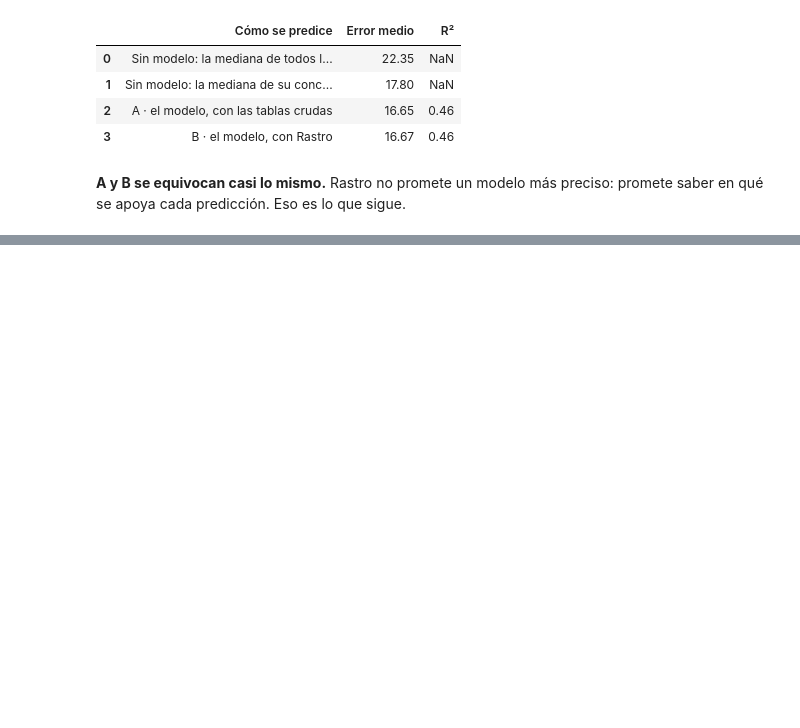
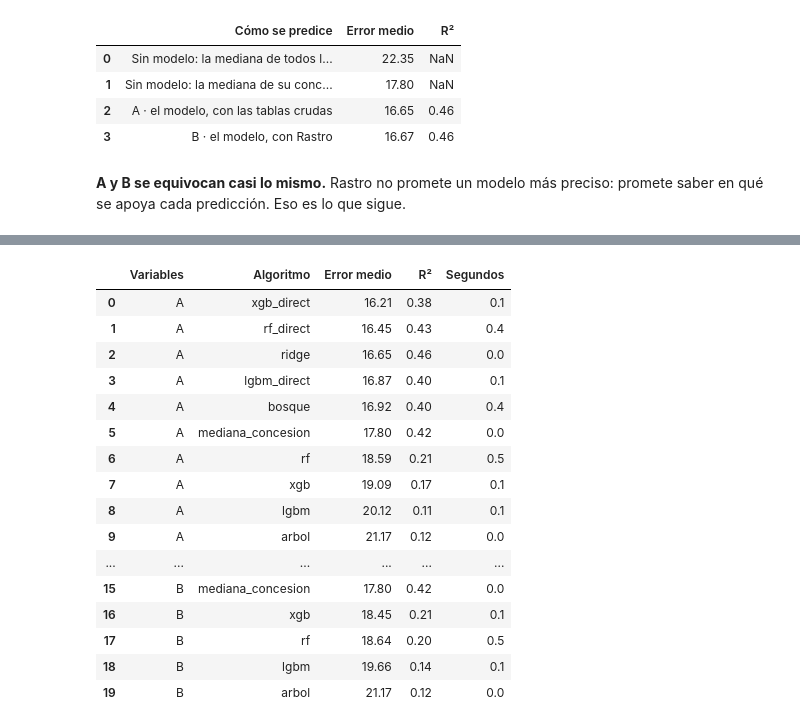
Before and after one commit to germanbraun/Rastro, a Jupyter notebook: lab/notebooks/rastro-lab.ipynb, the cells around one changed output, grey strips where cells are left out. Cells and saved outputs as stored; diff of their text form; code cells hidden in the pictures; blank space fills up the shorter version.

```diff
--- a/lab/notebooks/rastro-lab.ipynb
+++ b/lab/notebooks/rastro-lab.ipynb
@@ -251,0 +288,67 @@ leídos a través de Rastro; las uniones revisadas por IA esperan todavía la co
+# %%
+# The experiment's settings: change them and run this cell and the next one
+VARIABLES = ["A", "B"]          # "A": the raw tables' columns; "B": Rastro's concepts
+CORTE = "2025-01-01"            # train with the wells that started before; test with the ones that started after
+OCULTAR_FRACTURA_TARDIA = False # True: each well's fracturing as the source had it the month it started
+ALPHA = 1.0                     # ridge's regularization (the published model uses 1.0)
+ALGORITMOS = ["mediana_concesion", "ridge", "arbol", "bosque", "rf", "xgb", "lgbm",
+              "rf_direct", "xgb_direct", "lgbm_direct"]
+# %%
+import time
+
+import numpy as np
+from sklearn.ensemble import RandomForestRegressor
+from sklearn.tree import DecisionTreeRegressor
+
+import alternative
+import compare_trees
+
+corte = pd.Timestamp(CORTE)
+
+
+def entrada(path):
+    """The wells, with the features of path (A or B), as the model would see them."""
+    frame = (A if path == "A" else B).copy()
+    if OCULTAR_FRACTURA_TARDIA:
+        frame, _ = compare_trees.available_inputs(frame, B.fracCargada,
+                                                  modelo.FRACTURA_A if path == "A" else modelo.FRACTURA_B)
+    return frame
+
+
+def predecir(nombre, frame, path):
+    """One algorithm's predictions for every well, trained only with the wells before the cutoff."""
+    variables = modelo.VARIABLES[path]
+    train = (frame.inicio < corte).values
+    if nombre == "mediana_concesion":
+        medianas = frame[train].groupby("area").gas.median()
+        return frame.area.map(medianas).fillna(frame.gas[train].median()).to_numpy()
+    if nombre == "ridge":
+        return modelo.entrenar(frame, prueba=corte, alpha=ALPHA, **variables)["pred"]
+    if nombre in ("arbol", "bosque"):
+        x = compare_trees.design(frame, variables["categorias"], variables["numeros"], train)
+        estimator = (DecisionTreeRegressor(max_depth=2, min_samples_leaf=10, random_state=42) if nombre == "arbol"
+                     else RandomForestRegressor(n_estimators=500, min_samples_leaf=4, random_state=42, n_jobs=-1))
+        return estimator.fit(x[train], frame.gas[train]).predict(x)
+    return alternative.fit(frame, path, nombre, corte)[2]
+
+
+filas = []
+for path in VARIABLES:
+    frame = entrada(path)
+    prueba = (frame.inicio >= corte).values
+    for nombre in ALGORITMOS:
+        inicio = time.time()
+        try:
+            pred = predecir(nombre, frame, path)
+        except ImportError as falta:   # XGBoost and LightGBM come with Colab; elsewhere: pip install xgboost lightgbm
+            filas.append({"Variables": path, "Algoritmo": nombre, "Nota": f"falta instalar: {falta.name}"})
+            continue
+        y, p = frame.gas[prueba].to_numpy(), pred[prueba]
+        filas.append({"Variables": path, "Algoritmo": nombre, "Error medio": float(np.abs(p - y).mean()),
+                      "R²": modelo.r2(p, y), "Segundos": round(time.time() - inicio, 1)})
+
+resultados = pd.DataFrame(filas)
+print(f"Entrenamiento: pozos que arrancaron antes de {CORTE} · prueba: {prueba.sum()} pozos"
+      + (" · fractura como estaba al arrancar" if OCULTAR_FRACTURA_TARDIA else ""))
+resultados.round(2).sort_values(["Variables", "Error medio"]).reset_index(drop=True)
+# %% [output]
@@ -251,0 +356,17 @@ leídos a través de Rastro; las uniones revisadas por IA esperan todavía la co
+|  | Variables | Algoritmo | Error medio | R² | Segundos |
+| 0 | A | xgb_direct | 16.21 | 0.38 | 0.1 |
+| 1 | A | rf_direct | 16.45 | 0.43 | 0.4 |
+| 2 | A | ridge | 16.65 | 0.46 | 0.0 |
+| 3 | A | lgbm_direct | 16.87 | 0.40 | 0.1 |
+| 4 | A | bosque | 16.92 | 0.40 | 0.4 |
+| 5 | A | mediana_concesion | 17.80 | 0.42 | 0.0 |
+| 6 | A | rf | 18.59 | 0.21 | 0.5 |
+| 7 | A | xgb | 19.09 | 0.17 | 0.1 |
+| 8 | A | lgbm | 20.12 | 0.11 | 0.1 |
+| 9 | A | arbol | 21.17 | 0.12 | 0.0 |
+| ... | ... | ... | ... | ... | ... |
+| 15 | B | mediana_concesion | 17.80 | 0.42 | 0.0 |
+| 16 | B | xgb | 18.45 | 0.21 | 0.1 |
+| 17 | B | rf | 18.64 | 0.20 | 0.5 |
+| 18 | B | lgbm | 19.66 | 0.14 | 0.1 |
+| 19 | B | arbol | 21.17 | 0.12 | 0.0 |
```
Also changed, not shown: parts of 31 cells of this notebook, 2 other files.
